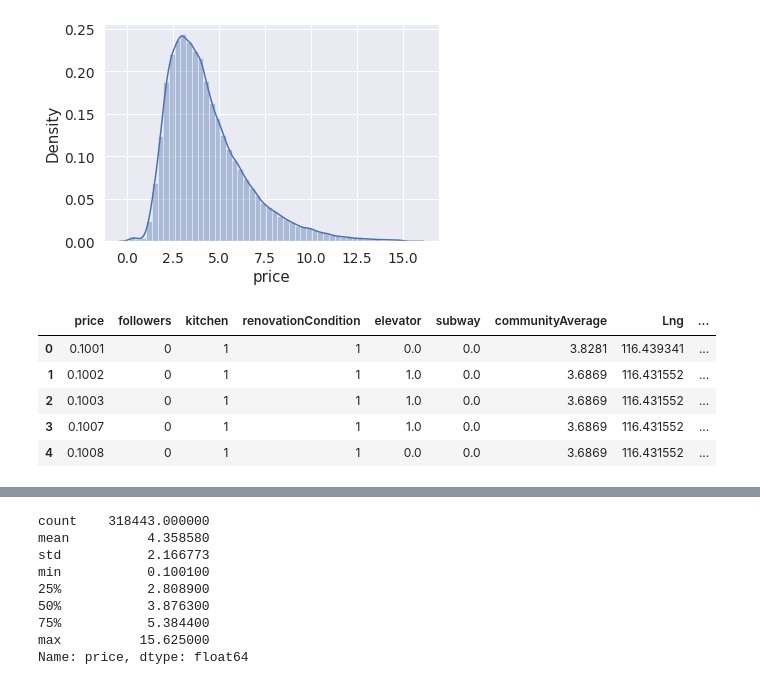
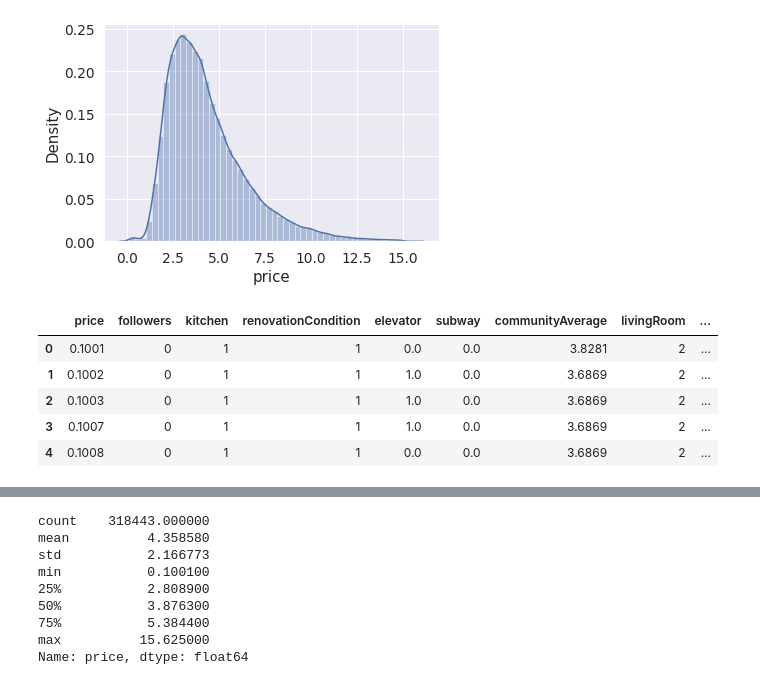
Before and after one commit to LuyuanJimmyWang/price_prediction, a Jupyter notebook: D3_LinearRegression.ipynb, the cells around one changed output, grey strips where cells are left out. Saved outputs shown, nothing was run; the diff lists cells and outputs as text; code cells hidden in the pictures.

```diff
--- a/D3_LinearRegression.ipynb
+++ b/D3_LinearRegression.ipynb
@@ -77,15 +77,15 @@ sns.distplot(df['price'])
 <matplotlib.axes._subplots.AxesSubplot at 0x...>
 [figure]
 # %%
-df = df[['price','followers', 'kitchen', 'renovationCondition', 'elevator', 'subway', 'communityAverage', 'Lng', 'Lat',  'totalPrice', 'livingRoom', 'drawingRoom', 'bathRoom',  'constructionTime', 'renovationCondition','ladderRatio']]
+df = df[['price','followers', 'kitchen', 'renovationCondition', 'elevator', 'subway', 'communityAverage', 'livingRoom', 'drawingRoom', 'bathRoom', 'square','buildingStructure']]
 df.head()
 # %% [output]
-|  | price | followers | kitchen | renovationCondition | elevator | subway | communityAverage | Lng | ... |
-| 0 | 0.1001 | 0 | 1 | 1 | 0.0 | 0.0 | 3.8281 | 116.439341 | ... |
-| 1 | 0.1002 | 0 | 1 | 1 | 1.0 | 0.0 | 3.6869 | 116.431552 | ... |
-| 2 | 0.1003 | 0 | 1 | 1 | 1.0 | 0.0 | 3.6869 | 116.431552 | ... |
-| 3 | 0.1007 | 0 | 1 | 1 | 1.0 | 0.0 | 3.6869 | 116.431552 | ... |
-| 4 | 0.1008 | 0 | 1 | 1 | 0.0 | 0.0 | 3.6869 | 116.431552 | ... |
+|  | price | followers | kitchen | renovationCondition | elevator | subway | communityAverage | livingRoom | ... |
+| 0 | 0.1001 | 0 | 1 | 1 | 0.0 | 0.0 | 3.8281 | 2 | ... |
+| 1 | 0.1002 | 0 | 1 | 1 | 1.0 | 0.0 | 3.6869 | 2 | ... |
+| 2 | 0.1003 | 0 | 1 | 1 | 1.0 | 0.0 | 3.6869 | 2 | ... |
+| 3 | 0.1007 | 0 | 1 | 1 | 1.0 | 0.0 | 3.6869 | 2 | ... |
+| 4 | 0.1008 | 0 | 1 | 1 | 0.0 | 0.0 | 3.6869 | 2 | ... |
 # %%
 df = df.fillna(df.mean())
 df.info()
```
Also changed, not shown: parts of 9 cells of this notebook.
